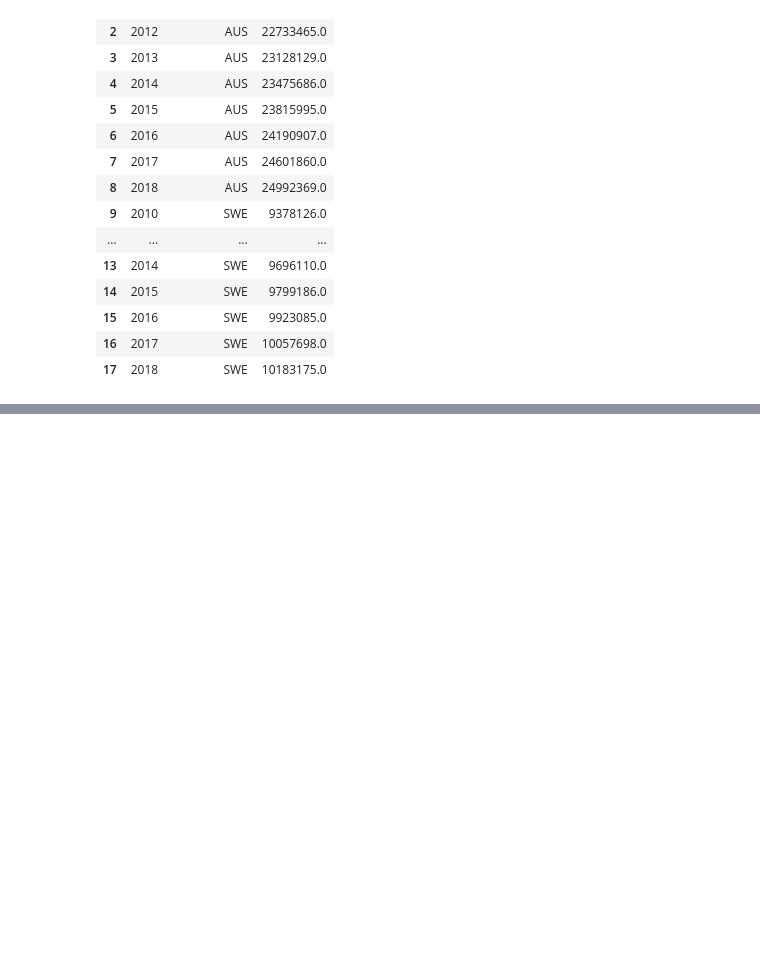
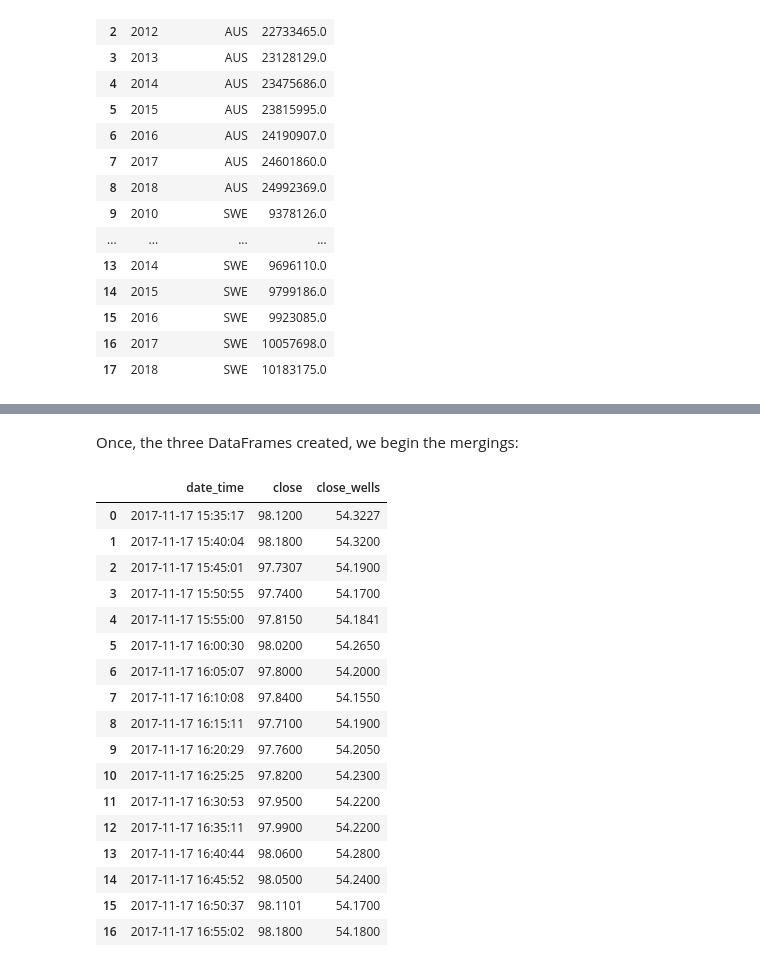
Before and after one commit to kbantoec/dsuc, a Jupyter notebook: joining_data_pandas/notebook.ipynb, the cells around one changed output, grey strips where cells are left out. Saved outputs shown, nothing was run; the diff lists cells and outputs as text; code cells hidden in the pictures; blank space fills up the shorter version.

```diff
--- a/joining_data_pandas/notebook.ipynb
+++ b/joining_data_pandas/notebook.ipynb
@@ -953,0 +960,14 @@ dtype('<M8[ns]')
+# %%
+def extract_df_from_string(s: str) -> pd.DataFrame:
+    pattern = r"(?P<index>\d+)\s+(?P<datetime>\d{4}-\d{2}-\d{2}\s\d{2}:\d{2}:\d{2})\s+(?P<close>\d+\.\d+)"
+    regex = re.compile(pattern)
+    lst = []
+    for i, line in enumerate(s.split('\n')):
+        if i == 0:
+            continue
+        r = regex.match(line)
+        lst.append([r.group('datetime'), r.group('close')])
+    df = pd.DataFrame(lst, columns=['date_time', 'close'])
+    df.date_time = pd.to_datetime(df.date_time, format='%Y-%m-%d %H:%M:%S')
+    df.close = df.close.astype(float)
+    return df
@@ -953,0 +1027,21 @@ dtype('<M8[ns]')
+# %%
+wells_str = """             date_time    close
+0  2017-11-17 15:35:08  54.3227
+1  2017-11-17 15:40:00  54.3200
+2  2017-11-17 15:45:32  54.1900
+3  2017-11-17 15:50:07  54.1700
+4  2017-11-17 15:55:00  54.1841
+5  2017-11-17 16:00:30  54.2650
+6  2017-11-17 16:05:52  54.2000
+7  2017-11-17 16:10:22  54.1550
+8  2017-11-17 16:15:43  54.1900
+9  2017-11-17 16:20:07  54.2050
+10 2017-11-17 16:25:13  54.2300
+11 2017-11-17 16:30:04  54.2200
+12 2017-11-17 16:35:32  54.2200
+13 2017-11-17 16:40:09  54.2800
+14 2017-11-17 16:45:24  54.2400
+15 2017-11-17 16:50:28  54.1700
+16 2017-11-17 16:55:42  54.1800"""
+wells = extract_df_from_string(wells_str)
+wells
@@ -953,0 +1107,26 @@ dtype('<M8[ns]')
+# %% [markdown]
+Once, the three DataFrames created, we begin the mergings:
+# %%
+# Use merge_asof() to merge jpm and wells
+jpm_wells = pd.merge_asof(jpm, wells, on='date_time', direction='nearest',
+                          suffixes=('', '_wells'))
+jpm_wells
+# %% [output]
+|  | date_time | close | close_wells |
+| 0 | 2017-11-17 15:35:17 | 98.1200 | 54.3227 |
+| 1 | 2017-11-17 15:40:04 | 98.1800 | 54.3200 |
+| 2 | 2017-11-17 15:45:01 | 97.7307 | 54.1900 |
+| 3 | 2017-11-17 15:50:55 | 97.7400 | 54.1700 |
+| 4 | 2017-11-17 15:55:00 | 97.8150 | 54.1841 |
+| 5 | 2017-11-17 16:00:30 | 98.0200 | 54.2650 |
+| 6 | 2017-11-17 16:05:07 | 97.8000 | 54.2000 |
+| 7 | 2017-11-17 16:10:08 | 97.8400 | 54.1550 |
+| 8 | 2017-11-17 16:15:11 | 97.7100 | 54.1900 |
+| 9 | 2017-11-17 16:20:29 | 97.7600 | 54.2050 |
+| 10 | 2017-11-17 16:25:25 | 97.8200 | 54.2300 |
+| 11 | 2017-11-17 16:30:53 | 97.9500 | 54.2200 |
+| 12 | 2017-11-17 16:35:11 | 97.9900 | 54.2200 |
+| 13 | 2017-11-17 16:40:44 | 98.0600 | 54.2800 |
+| 14 | 2017-11-17 16:45:52 | 98.0500 | 54.2400 |
+| 15 | 2017-11-17 16:50:37 | 98.1101 | 54.1700 |
+| 16 | 2017-11-17 16:55:02 | 98.1800 | 54.1800 |
```
Also changed, not shown: parts of 21 cells of this notebook, 2 other files.
